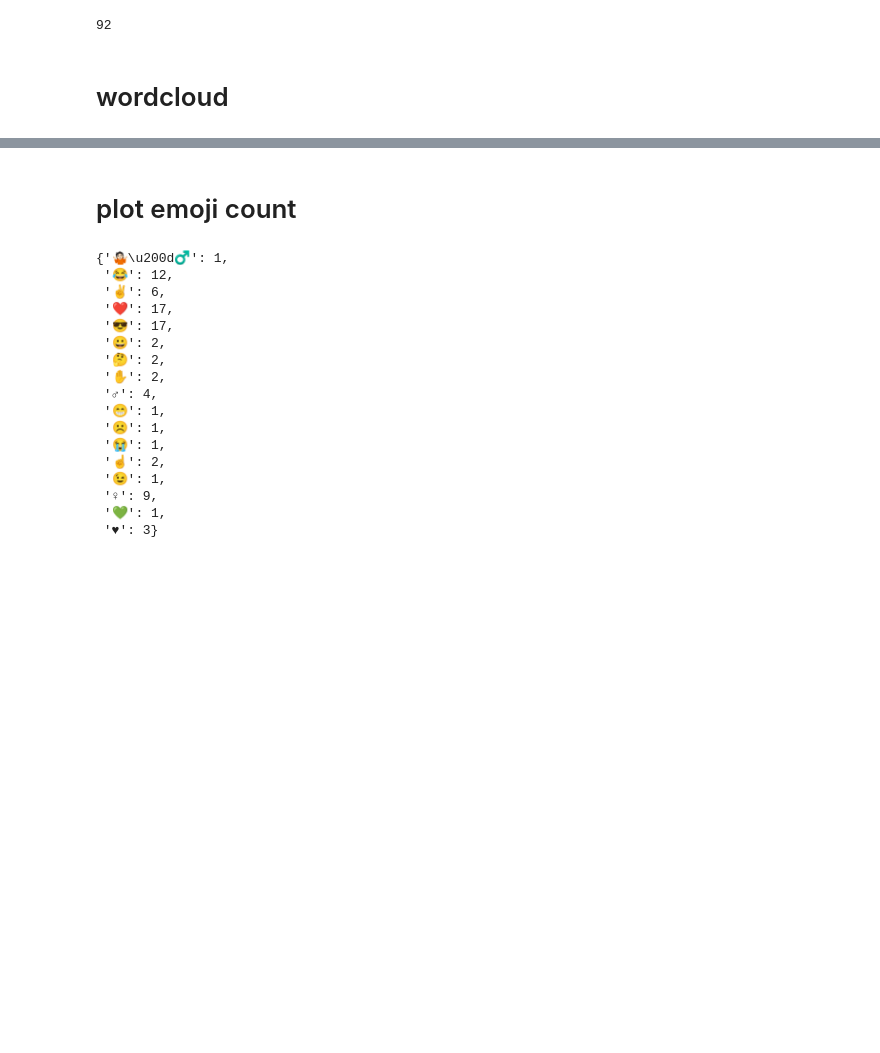
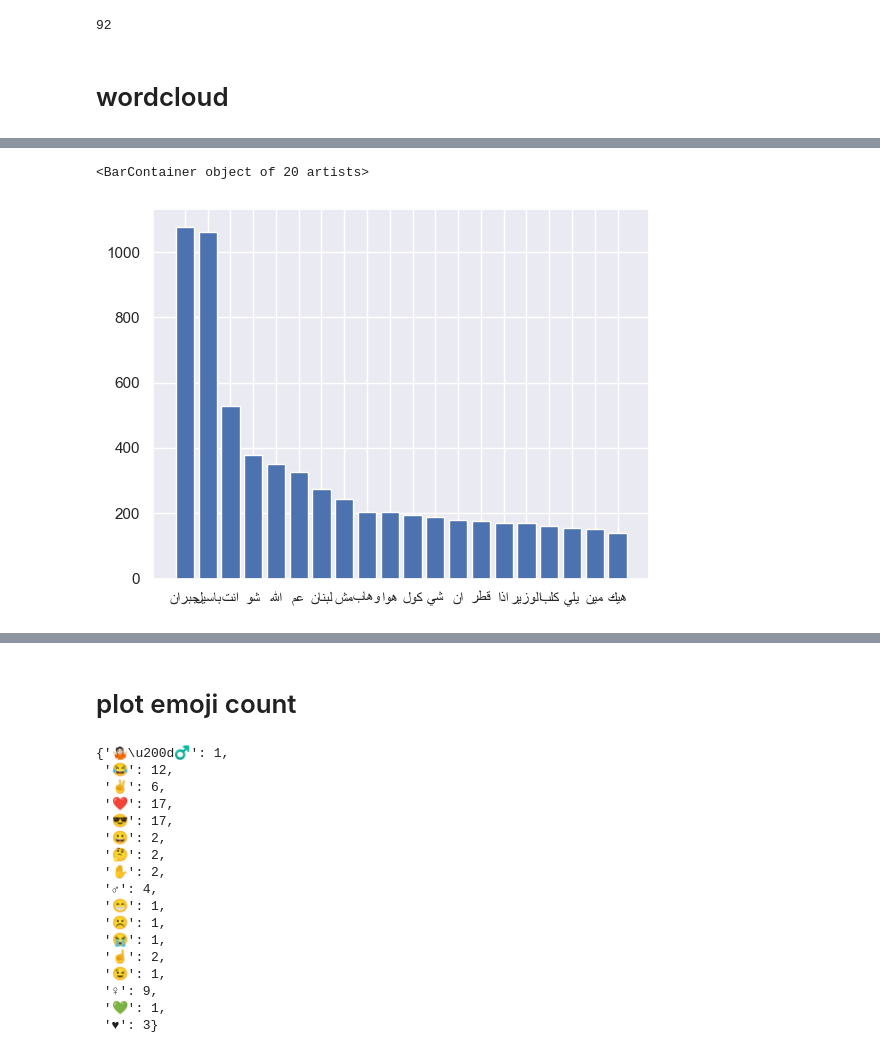
Before and after one commit to rabeeqasem/arabic_sent_aanalysis, a Jupyter notebook: EDA/L_HSAB_eda.ipynb, the cells around one changed output, grey strips where cells are left out. Saved outputs shown, nothing was run; the diff lists cells and outputs as text; code cells hidden in the pictures; blank space fills up the shorter version.

```diff
--- a/EDA/L_HSAB_eda.ipynb
+++ b/EDA/L_HSAB_eda.ipynb
@@ -99,0 +124,5 @@ plt.show()
+# %%
+#remove stop words from the dataframe and addint it new column
+copy_origin_ds=origin_ds
+copy_origin_ds['tweet_without_stopwords'] = copy_origin_ds['Tweet'].apply(lambda x: ' '.join([word for word in x.split() if word not in (stopwords.words('arabic'))]))
+copy_origin_ds
@@ -99,0 +160,12 @@ plt.show()
+# %%
+top_all=pd.Series(' '.join(copy_origin_ds['tweet_without_stopwords']).lower().split()).value_counts()[:20].to_dict()
+for old_key in list(top_all):
+    new_key=arabic_reshaper.reshape(old_key)
+    new_key = get_display(new_key)
+    top_all[new_key] = top_all.pop(old_key)
+
+
+plt.bar(top_all.keys(), top_all.values())
+# %% [output]
+<BarContainer object of 20 artists>
+[figure, added]
```
Also changed, not shown: parts of 21 cells of this notebook.
